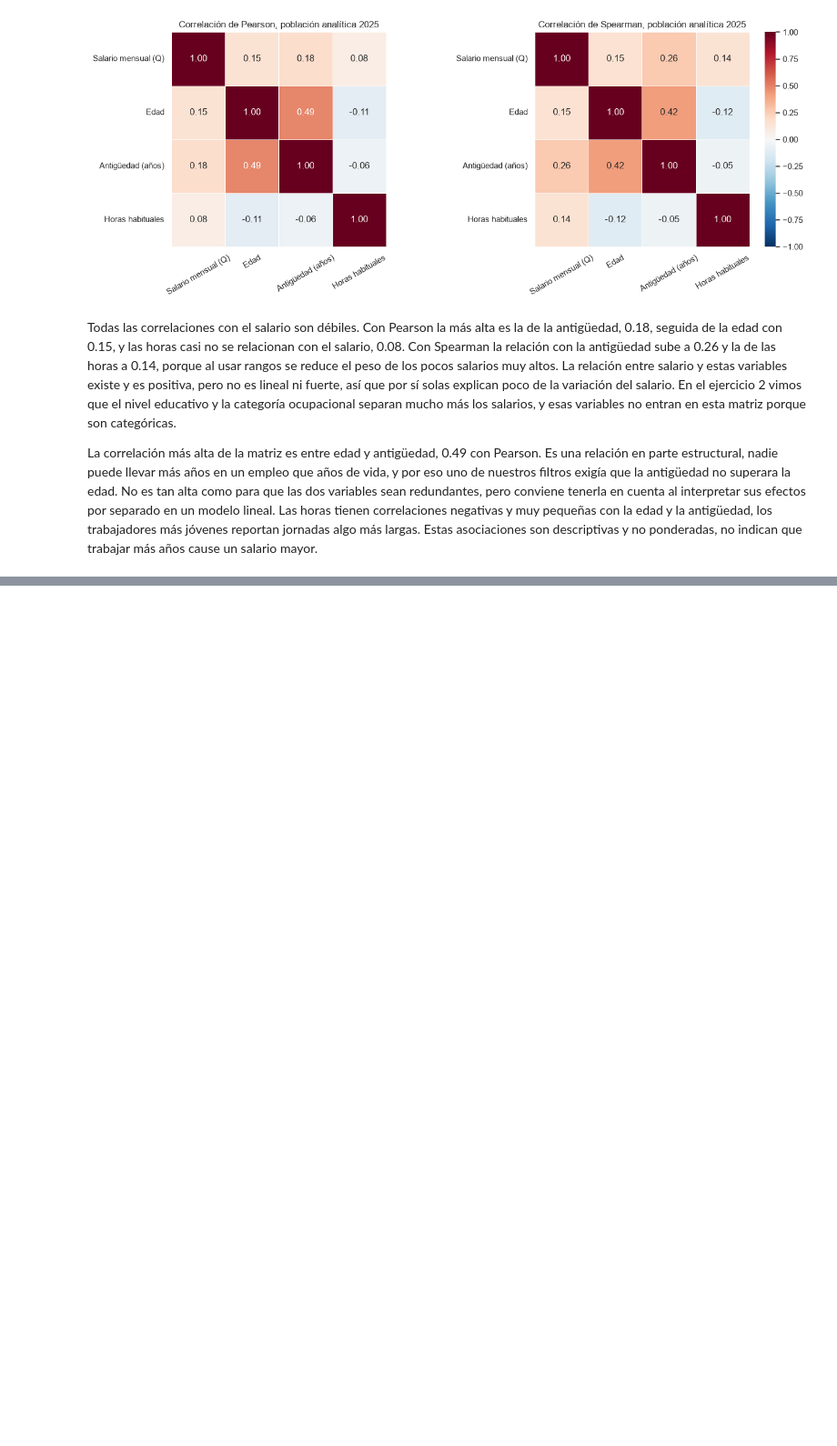
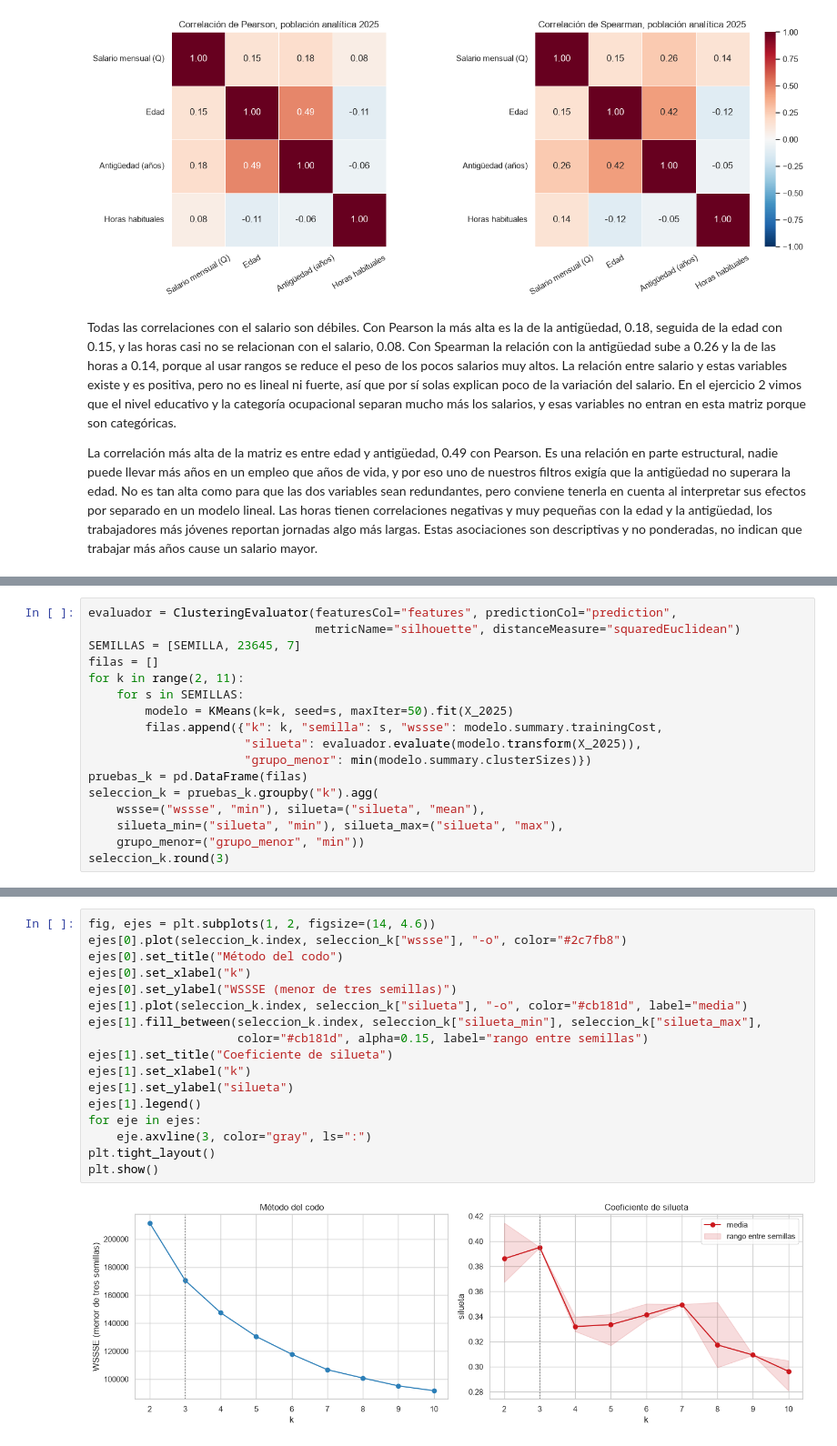
Before and after one commit to Fercho1118/Lab7_DS, a Jupyter notebook: notebooks/lab7.ipynb, the cells around one changed output, grey strips where cells are left out. Shown at 91% size. Cells and saved outputs as stored; diff of their text form; blank space fills up the shorter version.

Commit message:
Ejercicio 4: preparación de variables y selección de k para KMeans

```diff
--- a/notebooks/lab7.ipynb
+++ b/notebooks/lab7.ipynb
@@ -756,0 +868,17 @@ trabajar más años cause un salario mayor.
+# %%
+evaluador = ClusteringEvaluator(featuresCol="features", predictionCol="prediction",
+                                metricName="silhouette", distanceMeasure="squaredEuclidean")
+SEMILLAS = [SEMILLA, 23645, 7]
+filas = []
+for k in range(2, 11):
+    for s in SEMILLAS:
+        modelo = KMeans(k=k, seed=s, maxIter=50).fit(X_2025)
+        filas.append({"k": k, "semilla": s, "wssse": modelo.summary.trainingCost,
+                      "silueta": evaluador.evaluate(modelo.transform(X_2025)),
+                      "grupo_menor": min(modelo.summary.clusterSizes)})
+pruebas_k = pd.DataFrame(filas)
+seleccion_k = pruebas_k.groupby("k").agg(
+    wssse=("wssse", "min"), silueta=("silueta", "mean"),
+    silueta_min=("silueta", "min"), silueta_max=("silueta", "max"),
+    grupo_menor=("grupo_menor", "min"))
+seleccion_k.round(3)
@@ -756,0 +897,19 @@ trabajar más años cause un salario mayor.
+# %%
+fig, ejes = plt.subplots(1, 2, figsize=(14, 4.6))
+ejes[0].plot(seleccion_k.index, seleccion_k["wssse"], "-o", color="#2c7fb8")
+ejes[0].set_title("Método del codo")
+ejes[0].set_xlabel("k")
+ejes[0].set_ylabel("WSSSE (menor de tres semillas)")
+ejes[1].plot(seleccion_k.index, seleccion_k["silueta"], "-o", color="#cb181d", label="media")
+ejes[1].fill_between(seleccion_k.index, seleccion_k["silueta_min"], seleccion_k["silueta_max"],
+                     color="#cb181d", alpha=0.15, label="rango entre semillas")
+ejes[1].set_title("Coeficiente de silueta")
+ejes[1].set_xlabel("k")
+ejes[1].set_ylabel("silueta")
+ejes[1].legend()
+for eje in ejes:
+    eje.axvline(3, color="gray", ls=":")
+plt.tight_layout()
+plt.show()
+# %% [output]
+[figure, added]
```
Also changed, not shown: parts of 10 cells of this notebook.
